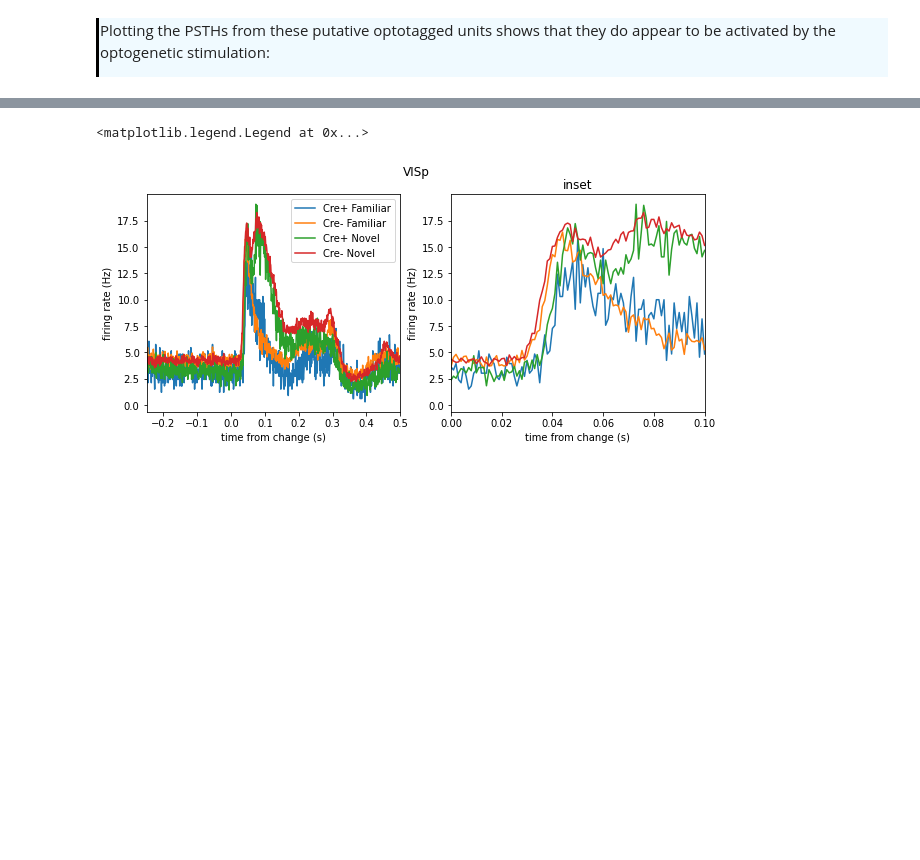
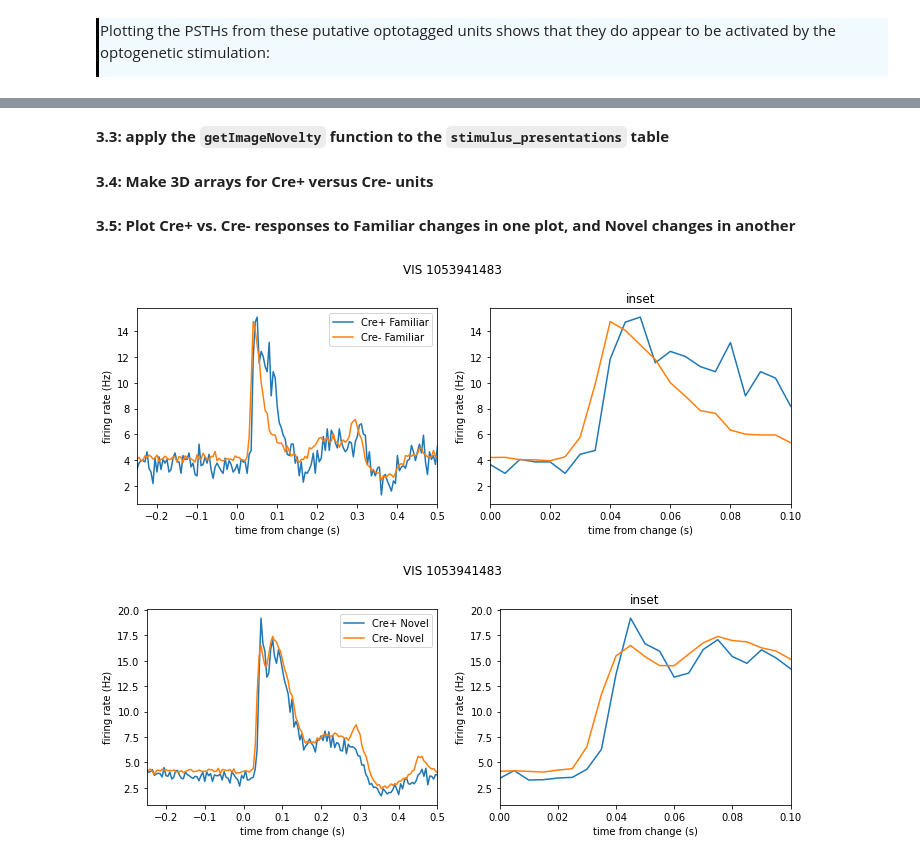
Before and after one commit to AllenInstitute/swdb_2022, a Jupyter notebook: Organizers/VBN_Optotagging.ipynb, the cells around one changed output, grey strips where cells are left out. Saved outputs shown, nothing was run; the diff lists cells and outputs as text; code cells hidden in the pictures; blank space fills up the shorter version.

```diff
--- a/Organizers/VBN_Optotagging.ipynb
+++ b/Organizers/VBN_Optotagging.ipynb
@@ -256,10 +289,6 @@ Using the 3D array we created previously, we can search for units that increase
 # %%
 # slice our data array to take the baseline period (before the laser turns on)
-baseline_time_idx = (time_array>=-0.010)&(time_array<0.002)
+baseline_time_idx = (time_array>=-0.010)&(time_array<-0.002)
 
 # then average over this time window in the mean_opto_responses to get the baseline rate for each unit
 baseline_rate = np.mean(mean_opto_responses[:,baseline_time_idx],1)
-
-# do the same for the period when the laser was on to get the evoked rate for each unit
-evoked_rate_idx = (time_array>=0.001)&(time_array<0.009)
-evoked_rate = np.mean(mean_opto_responses[:,evoked_rate_idx],1)
@@ -269,7 +306,7 @@ evoked_rate = np.mean(mean_opto_responses[:,evoked_rate_idx],1)
 Comparing the baseline and evoked rates, we can see a clear subset of units with a light-evoked increase in firing rate:
 # %%
 increase_in_FR = 5 #multiple increase over baseline rate
-min_evoked_rate = 20 #Hz
+min_evoked_rate = 50 #Hz
 
 fig,ax=plt.subplots(1,1,figsize=(5,5))
 
@@ -440,50 +487,69 @@ def getImageNovelty(image_name):
 
 
     return image_set_for_this_image, novelty_for_this_image
+# %% [markdown]
+**3.3: apply the <code>getImageNovelty</code> function to the <code>stimulus_presentations</code> table**
 # %%
 image_info = stimulus_presentations.apply(lambda row: getImageNovelty(row['image_name']), axis=1)
 stimulus_presentations['image_set'] = [i[0] for i in image_info]
 stimulus_presentations['is_novel'] = [i[1] for i in image_info]
+# %% [markdown]
+**3.4: Make 3D arrays for Cre+ versus Cre- units**
 # %%
-#Grab the portion of the stim table that describes the active behavior stimuli
-task_stim_table = stimulus_presentations[stimulus_presentations['active']]
+#Grab the portion of the stim table that describes changes during the active behavior stimuli
+task_stim_table = stimulus_presentations[stimulus_presentations['active'] &
+                                         stimulus_presentations['is_change']]
 
 #Make tensor
 time_before_flash = 1.0
 trial_duration = 2.0
-bin_size = 0.001
+bin_size = 0.005
 
 time_array=np.arange(-time_before_flash,trial_duration-time_before_flash,bin_size)
 
-cre_pos_stim_array = make_neuron_time_trials_tensor(cre_pos_units, task_stim_table, time_before_flash, trial_duration)
-cre_neg_stim_array = make_neuron_time_trials_tensor(cre_neg_units, task_stim_table, time_before_flash, trial_duration)
+cre_pos_stim_array,time = make_neuron_time_trials_array(cre_pos_units, task_stim_table, time_before_flash, trial_duration, bin_size)
+cre_neg_stim_array,time = make_neuron_time_trials_array(cre_neg_units, task_stim_table, time_before_flash, trial_duration, bin_size)
+# %% [markdown]
+**3.5: Plot Cre+ vs. Cre- responses to Familiar changes in one plot, and Novel changes in another**
 # %%
-fig, axes = plt.subplots(1,2)
-fig.set_size_inches([10, 4])
-fig.suptitle('VISp')
 for isnovel in [False, True]:
+
+    fig, axes = plt.subplots(1,2)
+    fig.set_size_inches([10, 4])
+    fig.suptitle('VIS '+str(session_id))
+
     # First let's find the trial ids for the relevant change stimuli
-    trial_ids = task_stim_table[(task_stim_table['is_change'])&(task_stim_table['is_novel']==isnovel)].index.values
+    trial_ids = task_stim_table[(task_stim_table['is_novel']==isnovel)].index
+
+    # Because our 3D arrays are no longer linked to trial_ids, we need to find their index in the task_stim_table:
+    trial_indexer = task_stim_table.index.get_indexer(trial_ids)
 
     # Now let's use those trial ids to select the corresponding cre positive and cre negative unit tables
-    cre_pos_relevant_trials = cre_pos_stim_array[:,:,trial_ids]
-    cre_neg_relevant_trials = cre_neg_stim_array[:,:,trial_ids]
+    cre_pos_relevant_trials = cre_pos_stim_array[:,:,trial_indexer]
+    cre_neg_relevant_trials = cre_neg_stim_array[:,:,trial_indexer]
 
     # Let's now take the mean over units and trials
     cre_pos_mean_over_trials = np.mean(cre_pos_relevant_trials,axis=(0,2))
     cre_neg_mean_over_trials = np.mean(cre_neg_relevant_trials,axis=(0,2))
 
     # Now plot. We're plotting twice to show two time scales, and plotting Cre+ and Cre- as separate lines
     [ax.plot(time_array, cre_pos_mean_over_trials) for ax in axes]
     [ax.plot(time_array, cre_neg_mean_over_trials) for ax in axes]
 
-xlims = ([-0.25, 0.5], [0, 0.1])
-for ax, xlim in zip(axes, xlims):
-    ax.set_xlabel('time from change (s)')
-    ax.set_ylabel('firing rate (Hz)')
-    ax.set_xlim(xlim)
-axes[1].set_title('inset')
-axes[0].legend(['Cre+ Familiar', 'Cre- Familiar', 'Cre+ Novel', 'Cre- Novel'])
+    xlims = ([-0.25, 0.5], [0, 0.1])
+    for ax, xlim in zip(axes, xlims):
+        ax.set_xlabel('time from change (s)')
+        ax.set_ylabel('firing rate (Hz)')
+        ax.set_xlim(xlim)
+
+    axes[1].set_title('inset')
+
+    if isnovel:
+        axes[0].legend(['Cre+ Novel', 'Cre- Novel'])
+    else:
+        axes[0].legend(['Cre+ Familiar', 'Cre- Familiar'])
+
+    fig.tight_layout()
 # %% [output]
-<matplotlib.legend.Legend at 0x...>
-[figure, old version]
+[figure, new version]
+[figure, added]
```
Also changed, not shown: parts of 33 cells of this notebook.
